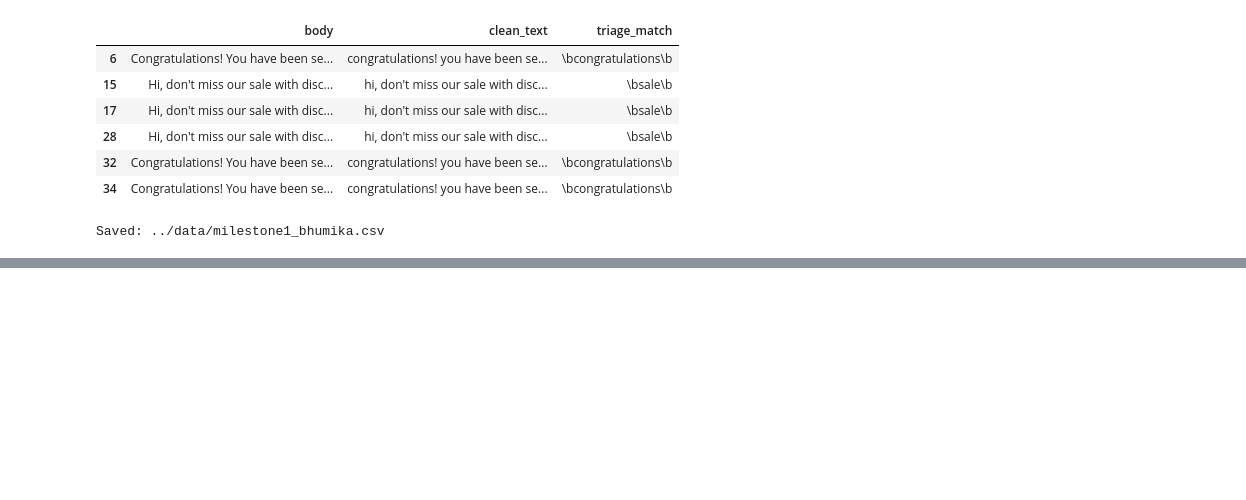
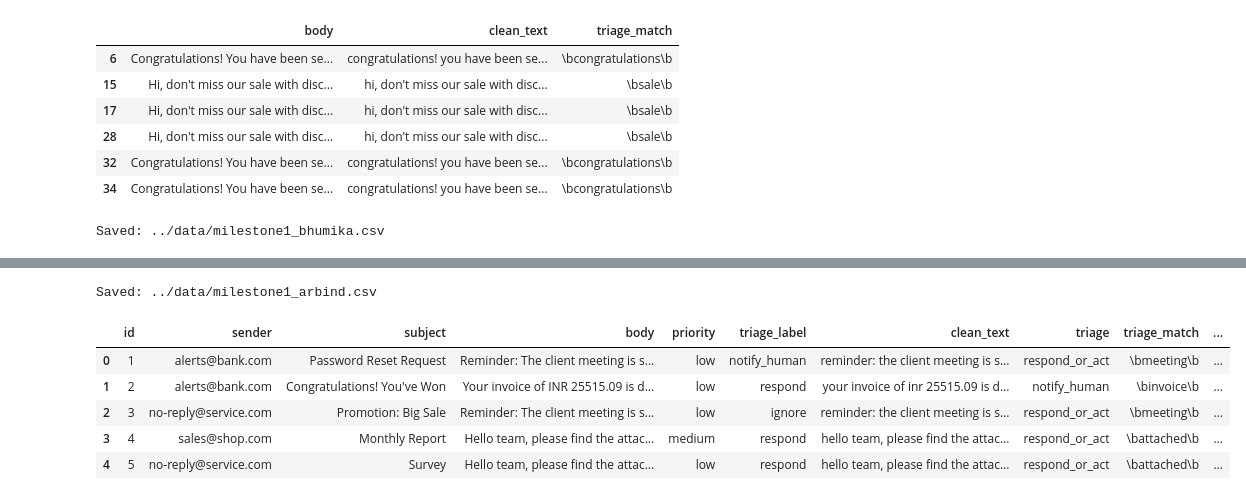
Before and after one commit to springboardmentor74219x/infosys-langgraph-email-assistant-group2, a Jupyter notebook: notebook/milestone1_bhumika.ipynb, the cells around one changed output, grey strips where cells are left out. Cells and saved outputs as stored; diff of their text form; code cells hidden in the pictures; blank space fills up the shorter version.

```diff
--- a/notebook/milestone1_bhumika.ipynb
+++ b/notebook/milestone1_bhumika.ipynb
@@ -233,3 +241,7 @@ df.to_csv(OUT, index=False)
 print("Saved:", OUT)
 # %% [output]
 Saved: ../data/milestone1_bhumika.csv
+# %%
+df['predicted_triage'] = df['clean_text'].apply(triage_rule)
+
+df[['body', 'predicted_triage']].head()
@@ -235,0 +255,16 @@ Saved: ../data/milestone1_bhumika.csv
+# %%
+# 6. Save results for submission
+OUT = "../data/milestone1_arbind.csv"
+df.to_csv(OUT, index=False)
+print("Saved:", OUT)
+# %% [output]
+Saved: ../data/milestone1_arbind.csv
+# %%
+df.head()
+# %% [output]
+|  | id | sender | subject | body | priority | triage_label | clean_text | triage | triage_match | ... |
+| 0 | 1 | alerts@bank.com | Password Reset Request | Reminder: The client meeting is s... | low | notify_human | reminder: the client meeting is s... | respond_or_act | \bmeeting\b | ... |
+| 1 | 2 | alerts@bank.com | Congratulations! You've Won | Your invoice of INR 25515.09 is d... | low | respond | your invoice of inr 25515.09 is d... | notify_human | \binvoice\b | ... |
+| 2 | 3 | no-reply@service.com | Promotion: Big Sale | Reminder: The client meeting is s... | low | ignore | reminder: the client meeting is s... | respond_or_act | \bmeeting\b | ... |
+| 3 | 4 | sales@shop.com | Monthly Report | Hello team, please find the attac... | medium | respond | hello team, please find the attac... | respond_or_act | \battached\b | ... |
+| 4 | 5 | no-reply@service.com | Survey | Hello team, please find the attac... | low | respond | hello team, please find the attac... | respond_or_act | \battached\b | ... |
```
Also changed, not shown: parts of 4 cells of this notebook, 2 other files.
